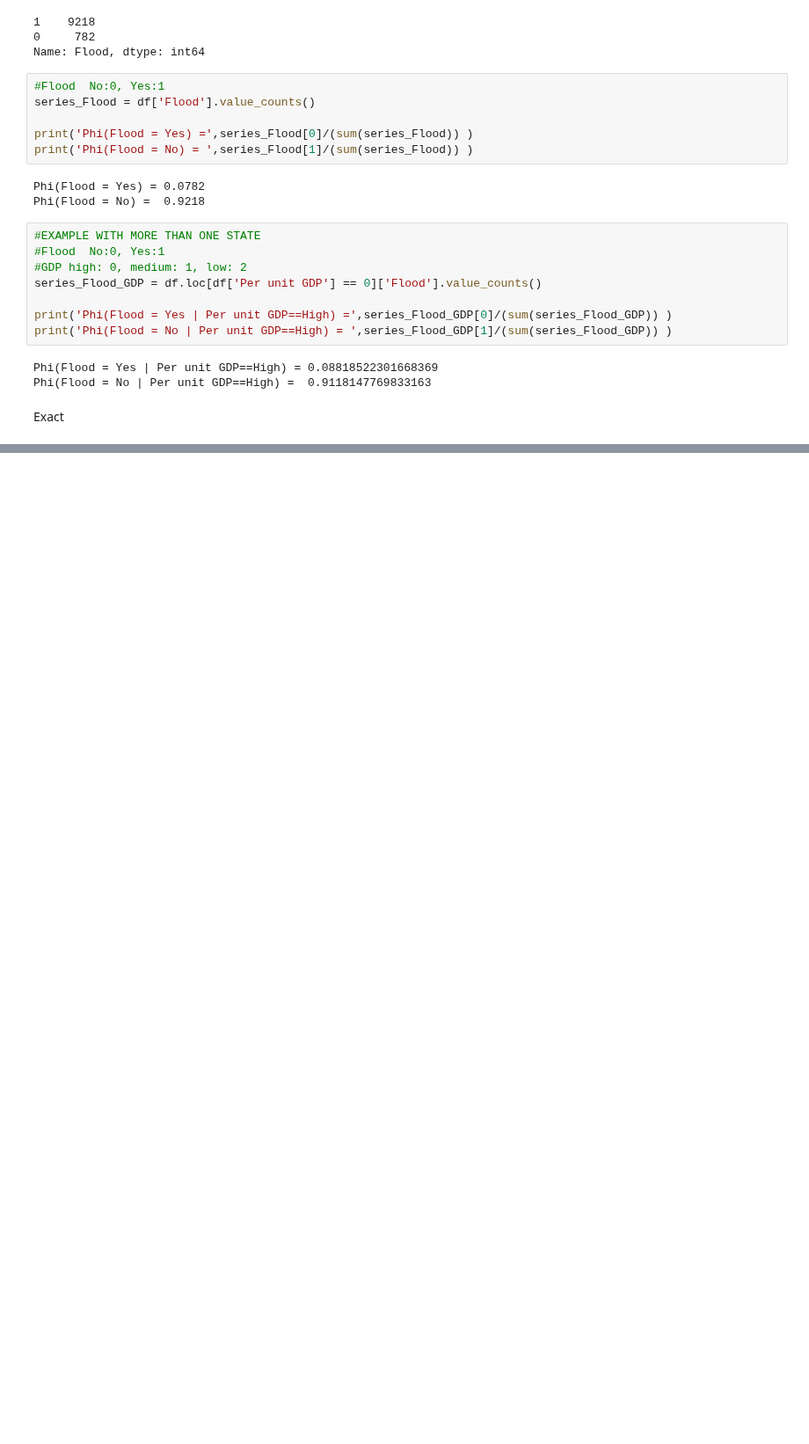
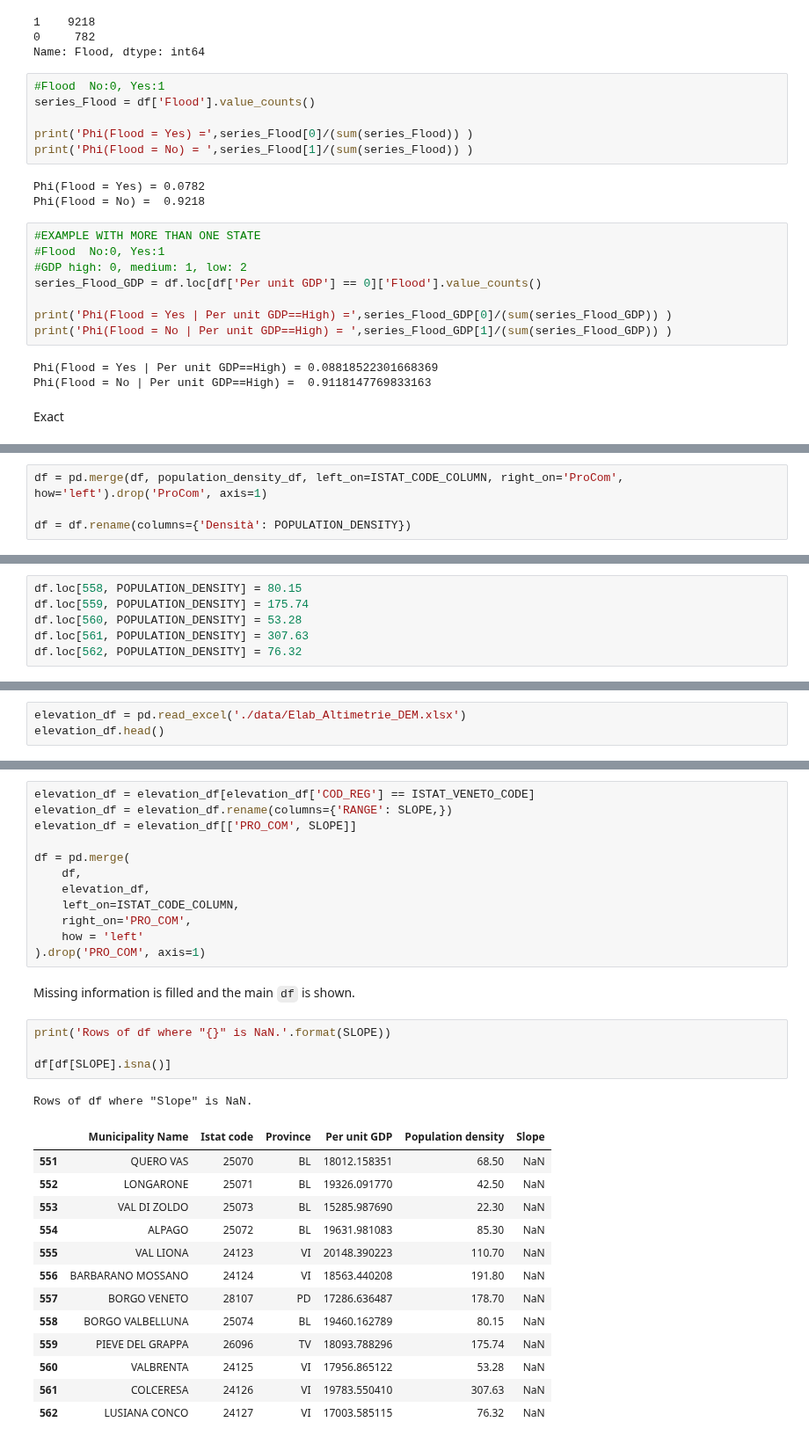
Before and after one commit to RiccardoSpolaor/Flood-disaster-prediction, a Jupyter notebook: Flooding Disaster Prediction.ipynb, the cells around one changed output, grey strips where cells are left out. Shown at 88% size. Saved outputs shown, nothing was run; the diff lists cells and outputs as text; blank space fills up the shorter version.

```diff
--- a/Flooding Disaster Prediction.ipynb
+++ b/Flooding Disaster Prediction.ipynb
@@ -833,0 +956,4 @@ Exact
+# %%
+df = pd.merge(df, population_density_df, left_on=ISTAT_CODE_COLUMN, right_on='ProCom', how='left').drop('ProCom', axis=1)
+
+df = df.rename(columns={'Densità': POPULATION_DENSITY})
@@ -833,0 +974,6 @@ Exact
+# %%
+df.loc[558, POPULATION_DENSITY] = 80.15
+df.loc[559, POPULATION_DENSITY] = 175.74
+df.loc[560, POPULATION_DENSITY] = 53.28
+df.loc[561, POPULATION_DENSITY] = 307.63
+df.loc[562, POPULATION_DENSITY] = 76.32
@@ -833,0 +993,3 @@ Exact
+# %%
+elevation_df = pd.read_excel('./data/Elab_Altimetrie_DEM.xlsx')
+elevation_df.head()
@@ -833,0 +1003,33 @@ Exact
+# %%
+elevation_df = elevation_df[elevation_df['COD_REG'] == ISTAT_VENETO_CODE]
+elevation_df = elevation_df.rename(columns={'RANGE': SLOPE,})
+elevation_df = elevation_df[['PRO_COM', SLOPE]]
+
+df = pd.merge(
+    df,
+    elevation_df,
+    left_on=ISTAT_CODE_COLUMN,
+    right_on='PRO_COM',
+    how = 'left'
+).drop('PRO_COM', axis=1)
+# %% [markdown]
+Missing information is filled and the main `df` is shown.
+# %%
+print('Rows of df where "{}" is NaN.'.format(SLOPE))
+
+df[df[SLOPE].isna()]
+# %% [output]
+Rows of df where "Slope" is NaN.
+|  | Municipality Name | Istat code | Province | Per unit GDP | Population density | Slope |
+| 551 | QUERO VAS | 25070 | BL | 18012.158351 | 68.50 | NaN |
+| 552 | LONGARONE | 25071 | BL | 19326.091770 | 42.50 | NaN |
+| 553 | VAL DI ZOLDO | 25073 | BL | 15285.987690 | 22.30 | NaN |
+| 554 | ALPAGO | 25072 | BL | 19631.981083 | 85.30 | NaN |
+| 555 | VAL LIONA | 24123 | VI | 20148.390223 | 110.70 | NaN |
+| 556 | BARBARANO MOSSANO | 24124 | VI | 18563.440208 | 191.80 | NaN |
+| 557 | BORGO VENETO | 28107 | PD | 17286.636487 | 178.70 | NaN |
+| 558 | BORGO VALBELLUNA | 25074 | BL | 19460.162789 | 80.15 | NaN |
+| 559 | PIEVE DEL GRAPPA | 26096 | TV | 18093.788296 | 175.74 | NaN |
+| 560 | VALBRENTA | 24125 | VI | 17956.865122 | 53.28 | NaN |
+| 561 | COLCERESA | 24126 | VI | 19783.550410 | 307.63 | NaN |
+| 562 | LUSIANA CONCO | 24127 | VI | 17003.585115 | 76.32 | NaN |
```
Also changed, not shown: parts of 76 cells of this notebook, 1 other file.
